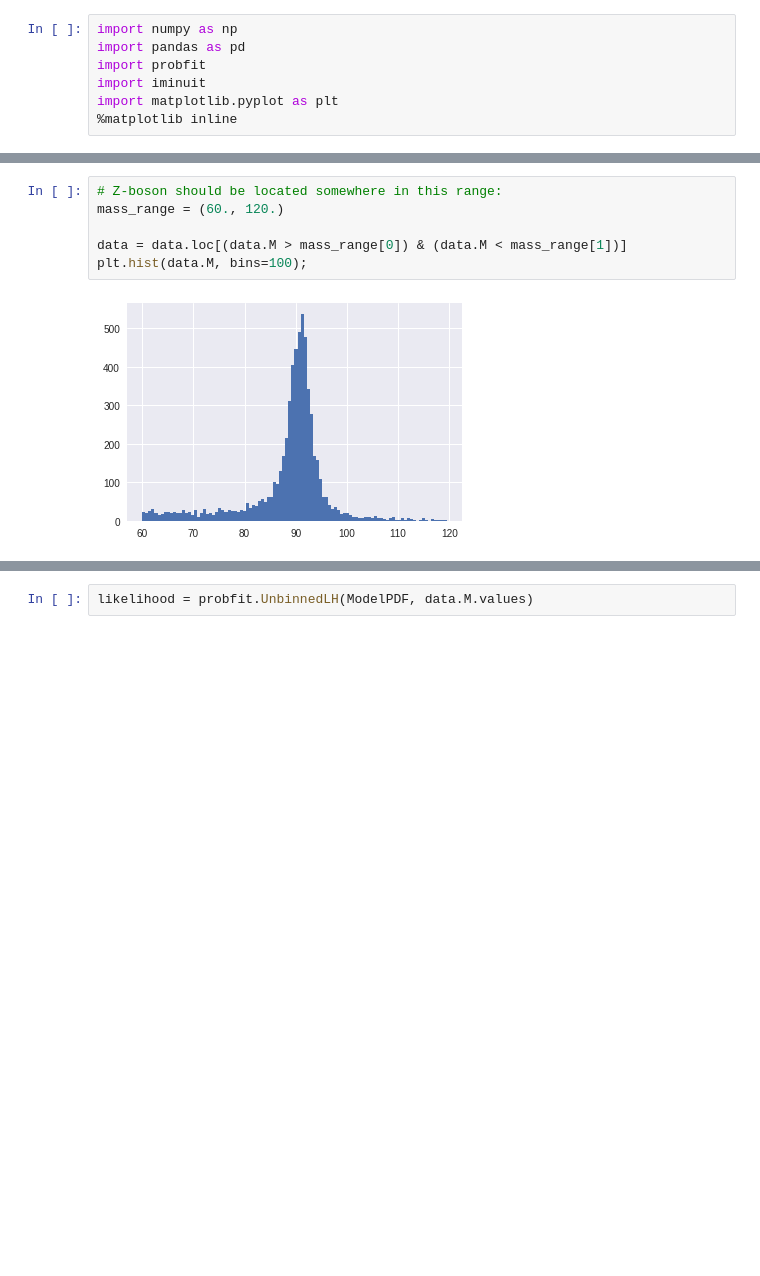
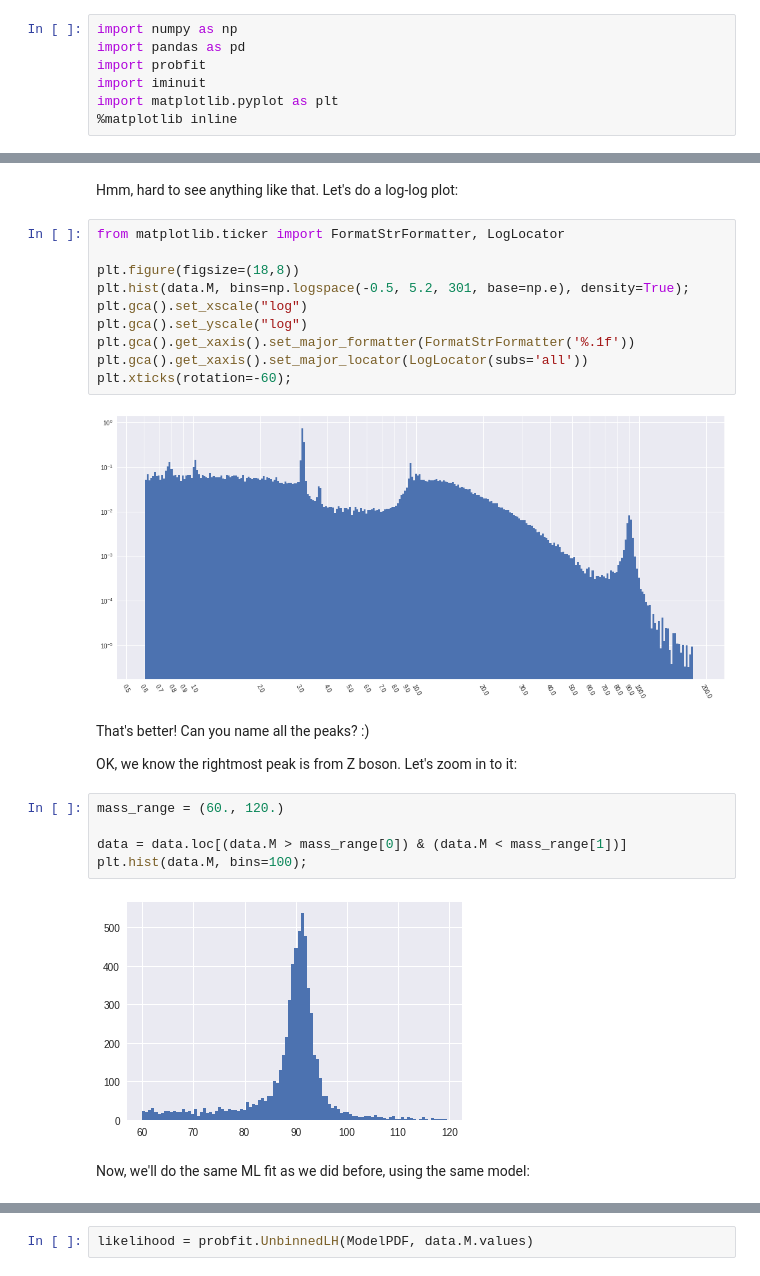
Before and after one commit to SiLiKhon/HEPStatsSeminar, a Jupyter notebook: MLFit_OpenData.ipynb, the cells around one changed output, grey strips where cells are left out. Cells and saved outputs as stored; diff of their text form; blank space fills up the shorter version.

```diff
--- a/MLFit_OpenData.ipynb
+++ b/MLFit_OpenData.ipynb
@@ -50,9 +50,28 @@ plt.hist(data.M, bins=100);
+# %% [markdown]
+Hmm, hard to see anything like that. Let's do a log-log plot:
+# %%
+from matplotlib.ticker import FormatStrFormatter, LogLocator
+
+plt.figure(figsize=(18,8))
+plt.hist(data.M, bins=np.logspace(-0.5, 5.2, 301, base=np.e), density=True);
+plt.gca().set_xscale("log")
+plt.gca().set_yscale("log")
+plt.gca().get_xaxis().set_major_formatter(FormatStrFormatter('%.1f'))
+plt.gca().get_xaxis().set_major_locator(LogLocator(subs='all'))
+plt.xticks(rotation=-60);
+# %% [output]
+[figure, added]
+# %% [markdown]
+That's better! Can you name all the peaks? :)
+
+OK, we know the rightmost peak is from Z boson. Let's zoom in to it:
 # %%
-# Z-boson should be located somewhere in this range:
 mass_range = (60., 120.)
 
 data = data.loc[(data.M > mass_range[0]) & (data.M < mass_range[1])]
 plt.hist(data.M, bins=100);
 # %% [output]
 [figure]
+# %% [markdown]
+Now, we'll do the same ML fit as we did before, using the same model:
 # %%
```
Also changed, not shown: parts of 13 cells of this notebook.
